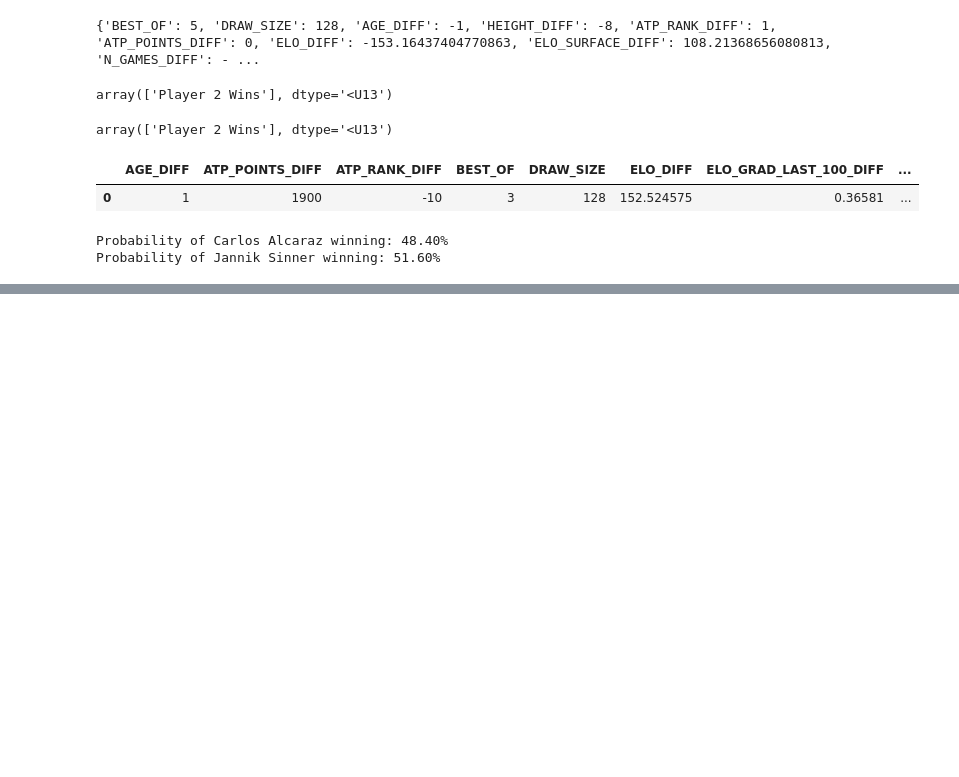
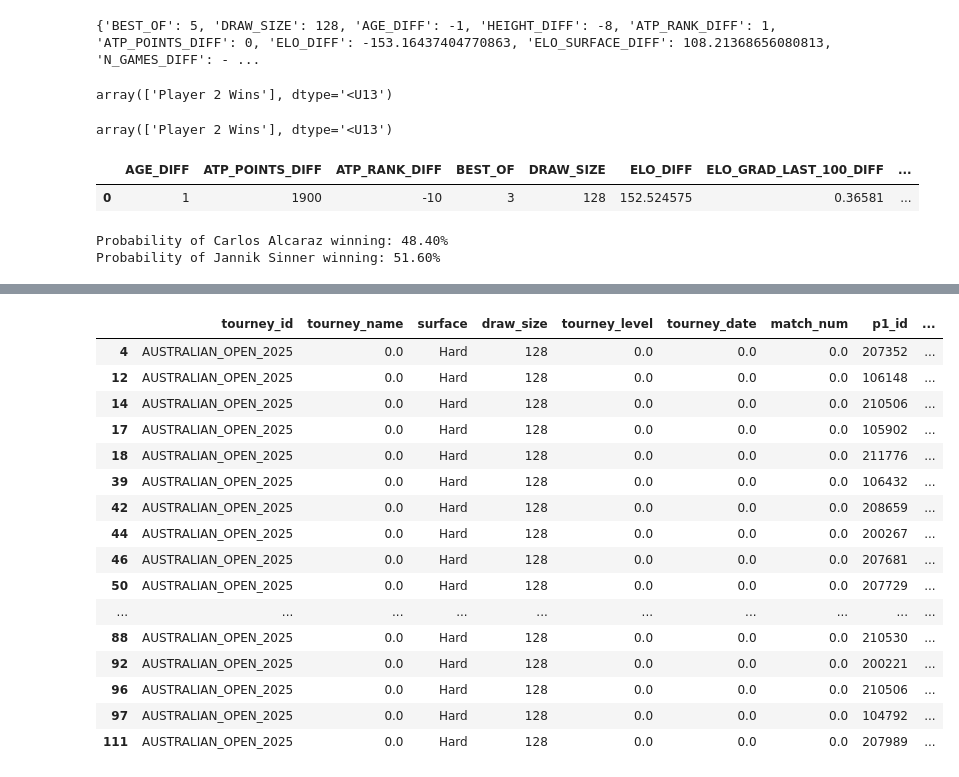
Before and after one commit to iosif-blezu/TennisCenterML, a Jupyter notebook: model/Predict.ipynb, the cells around one changed output, grey strips where cells are left out. Cells and saved outputs as stored; diff of their text form; code cells hidden in the pictures; blank space fills up the shorter version.

```diff
--- a/model/Predict.ipynb
+++ b/model/Predict.ipynb
@@ -116,0 +150,3 @@ Probability of Jannik Sinner winning: 51.60%
+# %%
+aus_open_data = pd.read_csv("../data/aus_open_2025.csv")
+aus_open_data
@@ -116,0 +347,22 @@ Probability of Jannik Sinner winning: 51.60%
+# %%
+# Wrong Results
+aus_open_predict[((aus_open_predict["RESULT"] == 0) & (aus_open_predict["PREDICTION"] == 1))
+                 | ((aus_open_predict["RESULT"] == 1) & (aus_open_predict["PREDICTION"] == 0))]
+# %% [output]
+|  | tourney_id | tourney_name | surface | draw_size | tourney_level | tourney_date | match_num | p1_id | ... |
+| 4 | AUSTRALIAN_OPEN_2025 | 0.0 | Hard | 128 | 0.0 | 0.0 | 0.0 | 207352 | ... |
+| 12 | AUSTRALIAN_OPEN_2025 | 0.0 | Hard | 128 | 0.0 | 0.0 | 0.0 | 106148 | ... |
+| 14 | AUSTRALIAN_OPEN_2025 | 0.0 | Hard | 128 | 0.0 | 0.0 | 0.0 | 210506 | ... |
+| 17 | AUSTRALIAN_OPEN_2025 | 0.0 | Hard | 128 | 0.0 | 0.0 | 0.0 | 105902 | ... |
+| 18 | AUSTRALIAN_OPEN_2025 | 0.0 | Hard | 128 | 0.0 | 0.0 | 0.0 | 211776 | ... |
+| 39 | AUSTRALIAN_OPEN_2025 | 0.0 | Hard | 128 | 0.0 | 0.0 | 0.0 | 106432 | ... |
+| 42 | AUSTRALIAN_OPEN_2025 | 0.0 | Hard | 128 | 0.0 | 0.0 | 0.0 | 208659 | ... |
+| 44 | AUSTRALIAN_OPEN_2025 | 0.0 | Hard | 128 | 0.0 | 0.0 | 0.0 | 200267 | ... |
+| 46 | AUSTRALIAN_OPEN_2025 | 0.0 | Hard | 128 | 0.0 | 0.0 | 0.0 | 207681 | ... |
+| 50 | AUSTRALIAN_OPEN_2025 | 0.0 | Hard | 128 | 0.0 | 0.0 | 0.0 | 207729 | ... |
+| ... | ... | ... | ... | ... | ... | ... | ... | ... | ... |
+| 88 | AUSTRALIAN_OPEN_2025 | 0.0 | Hard | 128 | 0.0 | 0.0 | 0.0 | 210530 | ... |
+| 92 | AUSTRALIAN_OPEN_2025 | 0.0 | Hard | 128 | 0.0 | 0.0 | 0.0 | 200221 | ... |
+| 96 | AUSTRALIAN_OPEN_2025 | 0.0 | Hard | 128 | 0.0 | 0.0 | 0.0 | 210506 | ... |
+| 97 | AUSTRALIAN_OPEN_2025 | 0.0 | Hard | 128 | 0.0 | 0.0 | 0.0 | 104792 | ... |
+| 111 | AUSTRALIAN_OPEN_2025 | 0.0 | Hard | 128 | 0.0 | 0.0 | 0.0 | 207989 | ... |
```
Also changed, not shown: parts of 10 cells of this notebook, 18 other files.
